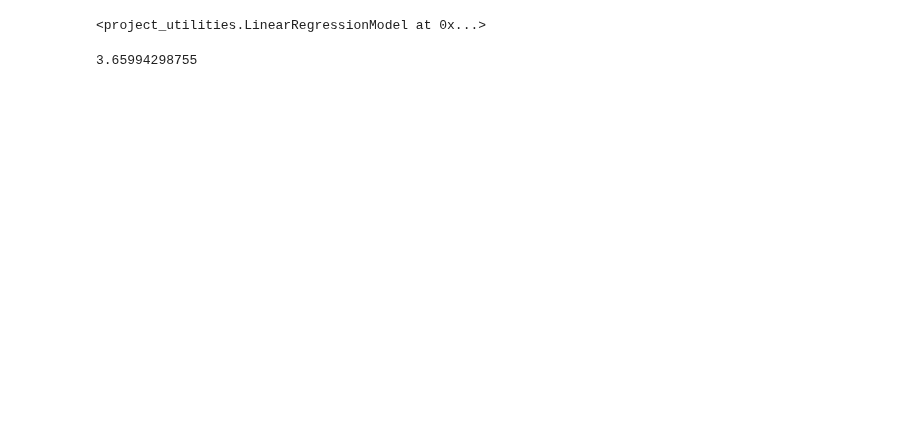
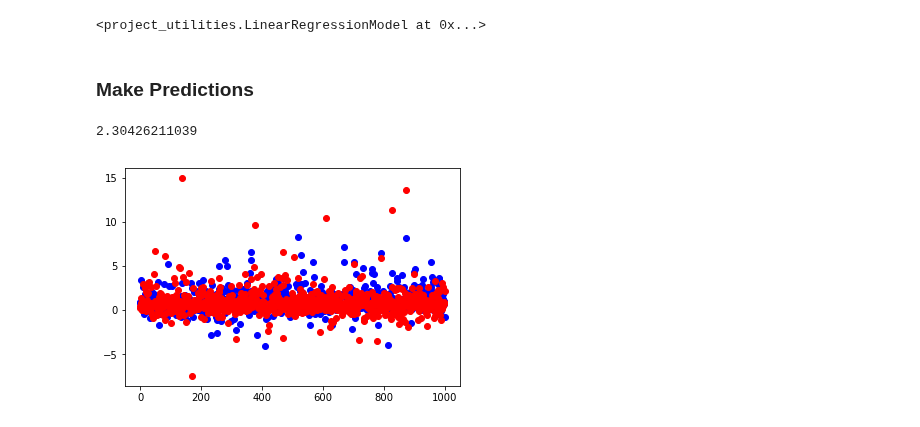
Before and after one commit to mattesko/COMP551-Projects, a Jupyter notebook: miniproject_1/data_exploration.ipynb, the cells around one changed output. Cells and saved outputs as stored; diff of their text form; code cells hidden in the pictures; blank space fills up the shorter version.

Commit message:
Change header markdown text cells to summarize code; Plot validation true vs predictions

```diff
--- a/miniproject_1/data_exploration.ipynb
+++ b/miniproject_1/data_exploration.ipynb
@@ -62,9 +62,11 @@ X_train['bias'] = pd.Series(np.ones(X_train.shape[0]), index=X_train.index)
 y_train = X_train['popularity_score']
 X_train.drop(columns=['text', 'popularity_score'], inplace=True)
 # %%
-model.fit(X_train.values, y_train.values)
+model.fit(X_train.values, y_train.values, epsilon=0.0001)
 # %% [output]
 <project_utilities.LinearRegressionModel at 0x...>
+# %% [markdown]
+### Make Predictions
 # %%
 X_validation['bias'] = pd.Series(np.ones(X_validation.shape[0]), index=X_validation.index)
 y_validation = X_validation['popularity_score'].values
@@ -75,4 +77,9 @@ y_validation_preds = model.predict(X_validation)
 MSE_validation = utils.mse(y_validation, y_validation_preds)
 print(MSE_validation)
 # %% [output]
-3.65994298755
+2.30426211039
+# %%
+plt.plot(y_validation,"bo", y_validation_preds, 'ro')
+plt.show()
+# %% [output]
+[figure, added]
```
Also changed, not shown: parts of 4 cells of this notebook.
